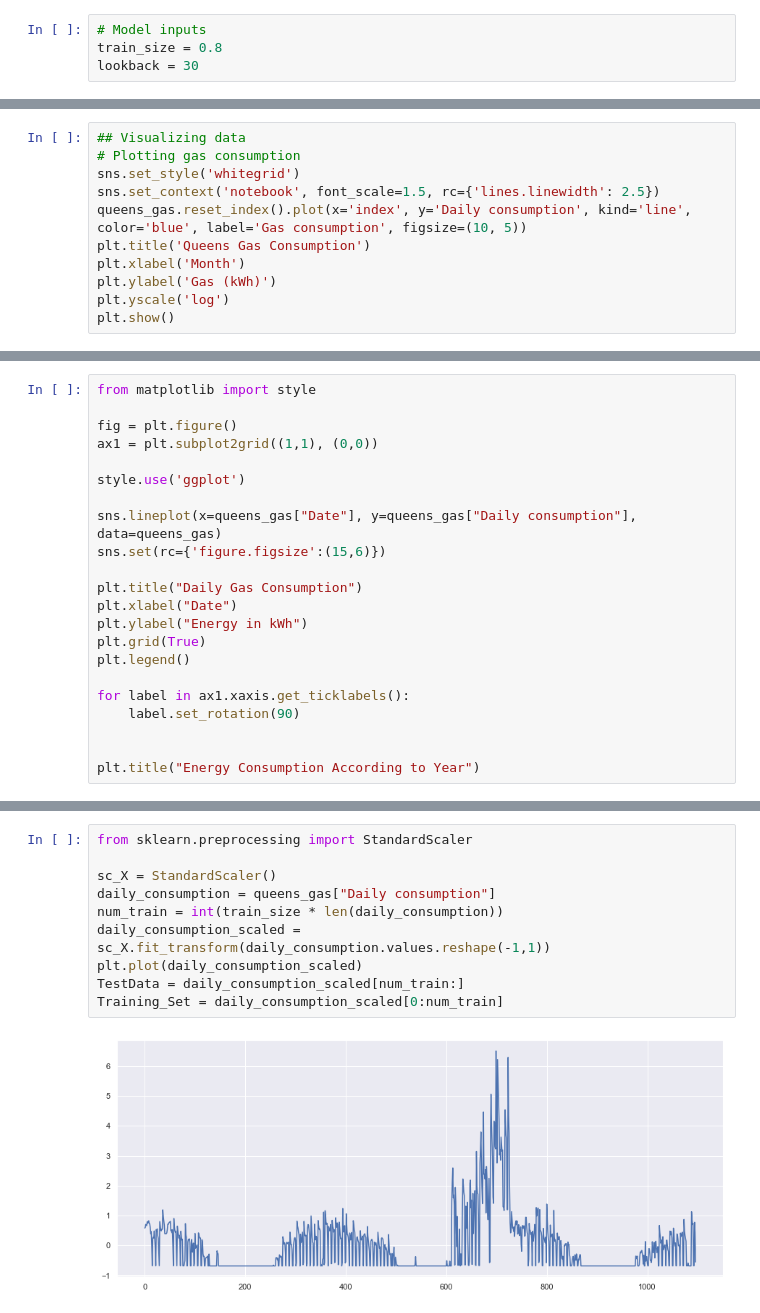
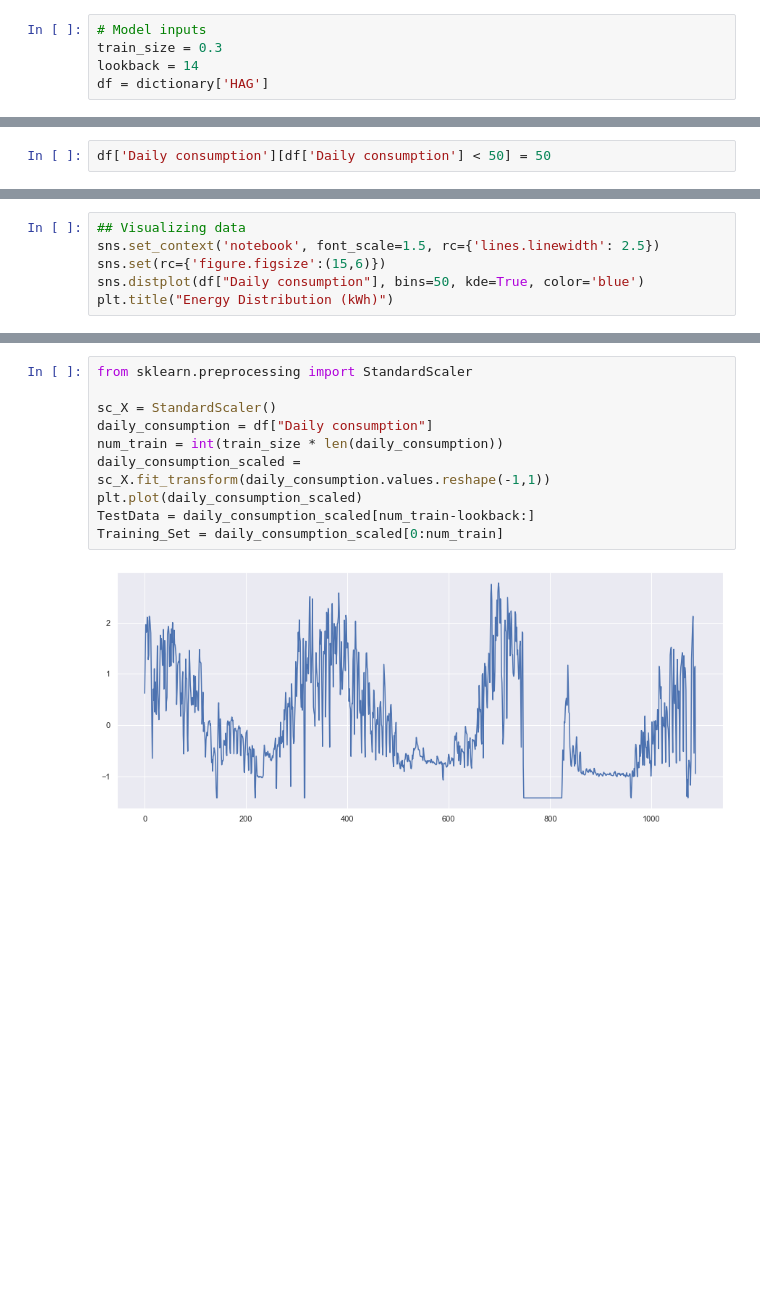
Before and after one commit to farshadpasbani/LSTM, a Jupyter notebook: Energy Analysis/NewDMU.ipynb, the cells around one changed output, grey strips where cells are left out. Cells and saved outputs as stored; diff of their text form; blank space fills up the shorter version.

```diff
--- a/Energy Analysis/NewDMU.ipynb
+++ b/Energy Analysis/NewDMU.ipynb
@@ -11,7 +17,8 @@ queens_elec = pd.read_excel('New_DMU.xlsx', sheet_name='QUENEF')
 # %%
 # Model inputs
-train_size = 0.8
-lookback = 30
+train_size = 0.3
+lookback = 14
+df = dictionary['HAG']
 # %%
 ## Formating dataframes
 # Create year, month, day, and hour columns as well as daily consumption
@@ -43,0 +32,2 @@ queens_gas.head()
+# %%
+df['Daily consumption'][df['Daily consumption'] < 50] = 50
@@ -44,12 +39,7 @@ queens_gas.head()
 # %%
 ## Visualizing data
-# Plotting gas consumption
-sns.set_style('whitegrid')
 sns.set_context('notebook', font_scale=1.5, rc={'lines.linewidth': 2.5})
-queens_gas.reset_index().plot(x='index', y='Daily consumption', kind='line', color='blue', label='Gas consumption', figsize=(10, 5))
-plt.title('Queens Gas Consumption')
-plt.xlabel('Month')
-plt.ylabel('Gas (kWh)')
-plt.yscale('log')
-plt.show()
+sns.set(rc={'figure.figsize':(15,6)})
+sns.distplot(df["Daily consumption"], bins=50, kde=True, color='blue')
+plt.title("Energy Distribution (kWh)")
 # %% [output]
@@ -64,22 +47,0 @@ See the caveats in the documentation: https://pandas.pydata.org/pandas-docs/stab
-# %%
-from matplotlib import style
-
-fig = plt.figure()
-ax1 = plt.subplot2grid((1,1), (0,0))
-
-style.use('ggplot')
-
-sns.lineplot(x=queens_gas["Date"], y=queens_gas["Daily consumption"], data=queens_gas)
-sns.set(rc={'figure.figsize':(15,6)})
-
-plt.title("Daily Gas Consumption")
-plt.xlabel("Date")
-plt.ylabel("Energy in kWh")
-plt.grid(True)
-plt.legend()
-
-for label in ax1.xaxis.get_ticklabels():
-    label.set_rotation(90)
-
-
-plt.title("Energy Consumption According to Year")
@@ -96,15 +48,15 @@ Text(0.5, 1.0, 'Energy Distribution')
 # %%
 from sklearn.preprocessing import StandardScaler
 
 sc_X = StandardScaler()
-daily_consumption = queens_gas["Daily consumption"]
+daily_consumption = df["Daily consumption"]
 num_train = int(train_size * len(daily_consumption))
 daily_consumption_scaled = sc_X.fit_transform(daily_consumption.values.reshape(-1,1))
 plt.plot(daily_consumption_scaled)
-TestData = daily_consumption_scaled[num_train:]
+TestData = daily_consumption_scaled[num_train-lookback:]
 Training_Set = daily_consumption_scaled[0:num_train]
 # %% [output]
-[figure, old version]
+[figure, new version]
 # %%
 # from sklearn.preprocessing import MinMaxScaler
 # Training_Set = Training_Set.values
```
Also changed, not shown: parts of 15 cells of this notebook, 1 other file.
